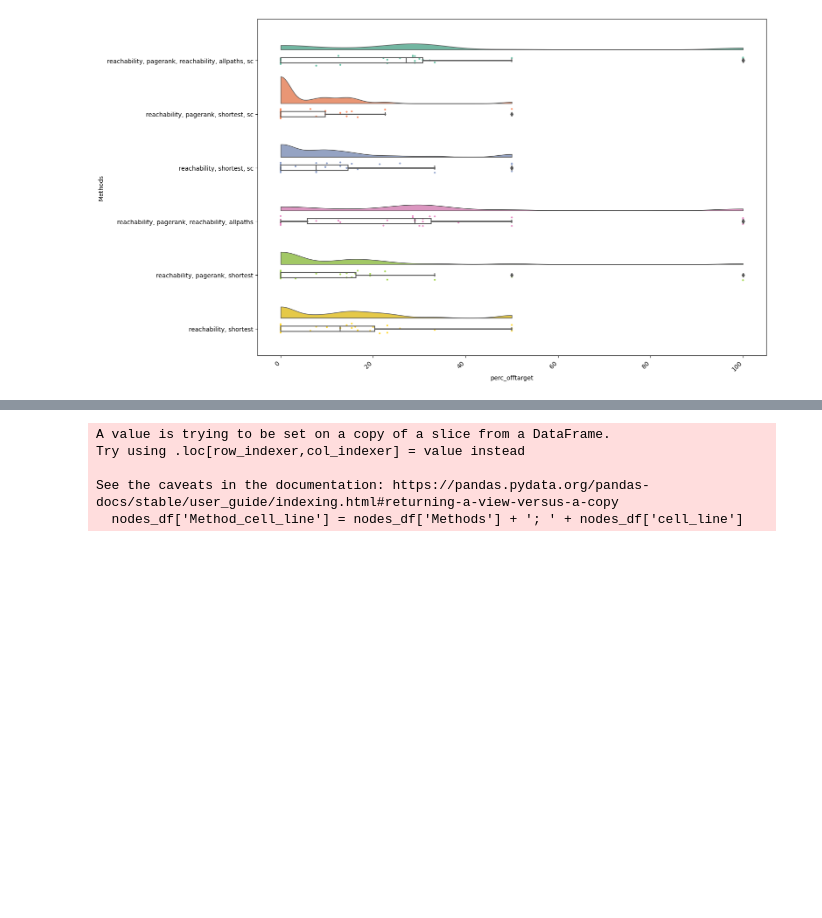
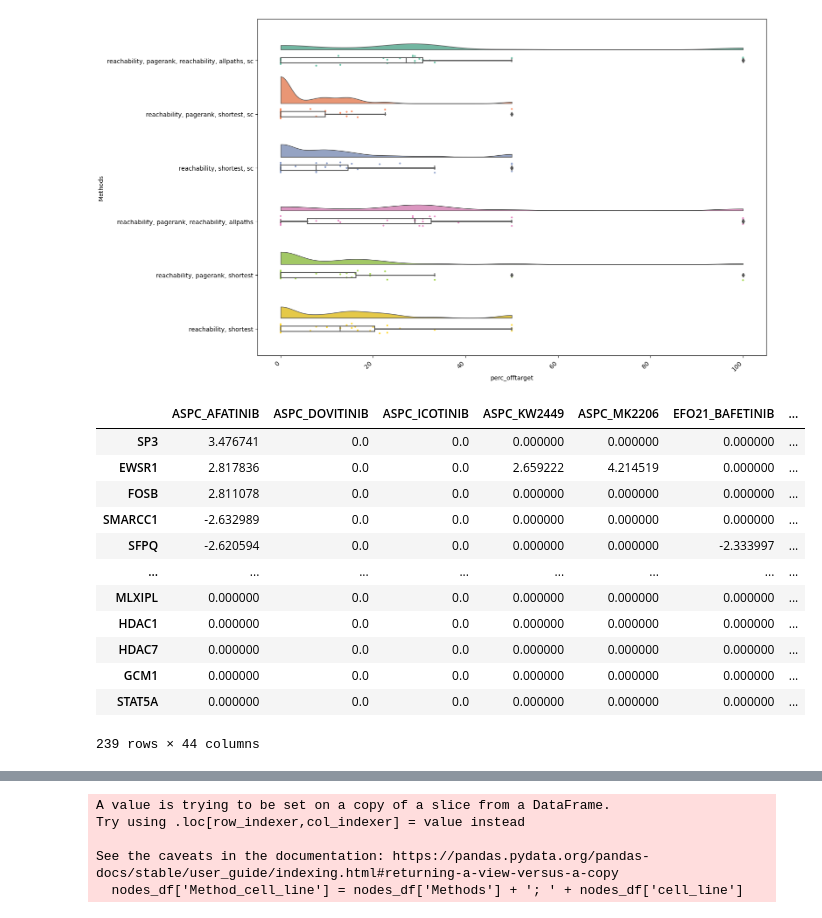
Before and after one commit to saezlab/uptown, a Jupyter notebook: panacea_study.ipynb, the cells around one changed output, grey strips where cells are left out. Cells and saved outputs as stored; diff of their text form; code cells hidden in the pictures; blank space fills up the shorter version.

```diff
--- a/panacea_study.ipynb
+++ b/panacea_study.ipynb
@@ -91,13 +131,28 @@ source_dict
 # %%
-for bio_context in bio_contexts:
-    print('Solving for cell line and drug {}'.format(bio_context))
-    G_solver = Solver(G, 'PANACEA')
-    cell_line, drug = bio_context.split('_')
-    try:
-        G_solver.source_dict = source_dict[drug]
-    except KeyError:
-        print('No sources for drug {}'.format(drug))
-        continue
-    G_solver.network_batchrun(iter = bio_context, tf_dict = tf_dict, cutoff = 6)
+selected_targets_dict = {}
+for random_label in random_list:
+    # Generate a random string of 5 characters
+    if random_label:
+        characters = string.ascii_letters + string.digits
+        random_part = ''.join(random.choice(characters) for i in range(6))
+    elif not random_label:
+        random_part = 'real'
+
+    for bio_context in bio_contexts:
+        cell_line, drug = bio_context.split('_')
+
+        print('Solving for cell line and drug {}'.format(bio_context))
+        G_solver = Solver(G, 'PANACEA')
+        G_solver.random = random_label
+        try:
+            G_solver.source_dict = source_dict[drug]
+        except KeyError:
+            print('No sources for drug {}'.format(drug))
+            continue
+        G_solver.network_batchrun(iter = bio_context, random_ident = random_part, tf_dict = tf_dict, cutoff = 6)
+        selected_targets_dict.update(G_solver.selected_targets_dict)
+
+targets_df = pd.DataFrame.from_dict(selected_targets_dict)
+targets_df.to_csv('./results/PANACEA_selected_targets.csv')
 # %% [output]
 Solving for cell line and drug ASPC_AFATINIB
@@ -231,0 +783,16 @@ G1_eval.plot_raincloud_plots('perc_offtarget')
+# %%
+filtered_tf_df
+# %% [output]
+|  | ASPC_AFATINIB | ASPC_DOVITINIB | ASPC_ICOTINIB | ASPC_KW2449 | ASPC_MK2206 | EFO21_BAFETINIB | ... |
+| SP3 | 3.476741 | 0.0 | 0.0 | 0.000000 | 0.000000 | 0.000000 | ... |
+| EWSR1 | 2.817836 | 0.0 | 0.0 | 2.659222 | 4.214519 | 0.000000 | ... |
+| FOSB | 2.811078 | 0.0 | 0.0 | 0.000000 | 0.000000 | 0.000000 | ... |
+| SMARCC1 | -2.632989 | 0.0 | 0.0 | 0.000000 | 0.000000 | 0.000000 | ... |
+| SFPQ | -2.620594 | 0.0 | 0.0 | 0.000000 | 0.000000 | -2.333997 | ... |
+| ... | ... | ... | ... | ... | ... | ... | ... |
+| MLXIPL | 0.000000 | 0.0 | 0.0 | 0.000000 | 0.000000 | 0.000000 | ... |
+| HDAC1 | 0.000000 | 0.0 | 0.0 | 0.000000 | 0.000000 | 0.000000 | ... |
+| HDAC7 | 0.000000 | 0.0 | 0.0 | 0.000000 | 0.000000 | 0.000000 | ... |
+| GCM1 | 0.000000 | 0.0 | 0.0 | 0.000000 | 0.000000 | 0.000000 | ... |
+| STAT5A | 0.000000 | 0.0 | 0.0 | 0.000000 | 0.000000 | 0.000000 | ... |
+239 rows × 44 columns
```
Also changed, not shown: parts of 11 cells of this notebook, 4 other files.
